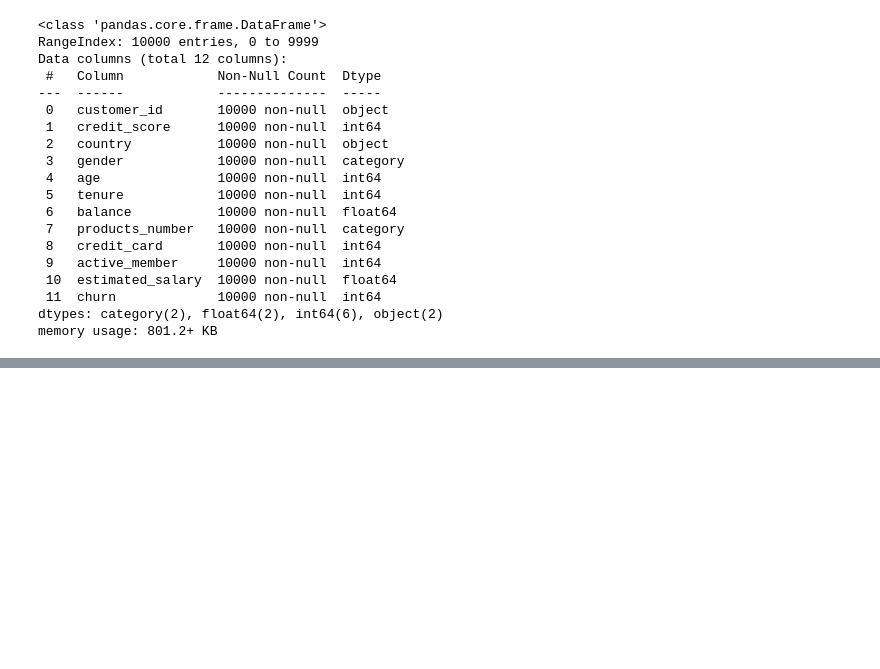
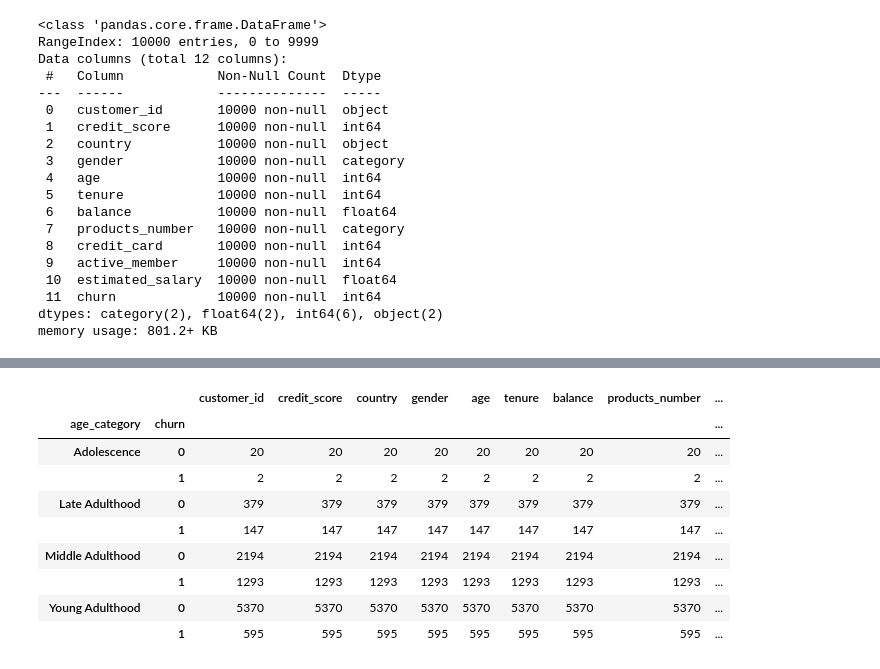
Before and after one commit to bakasheddy/RetainMe-Predicting-Customer-Retention, a Jupyter notebook: Notebook.ipynb, the cells around one changed output, grey strips where cells are left out. Saved outputs shown, nothing was run; the diff lists cells and outputs as text; code cells hidden in the pictures; blank space fills up the shorter version.

```diff
--- a/Notebook.ipynb
+++ b/Notebook.ipynb
@@ -117,0 +148,13 @@ memory usage: 801.2+ KB
+# %%
+df.groupby(['age_category', 'churn']).count()
+# %% [output]
+|  |  | customer_id | credit_score | country | gender | age | tenure | balance | products_number | ... |
+| age_category | churn |  |  |  |  |  |  |  |  | ... |
+| Adolescence | 0 | 20 | 20 | 20 | 20 | 20 | 20 | 20 | 20 | ... |
+|  | 1 | 2 | 2 | 2 | 2 | 2 | 2 | 2 | 2 | ... |
+| Late Adulthood | 0 | 379 | 379 | 379 | 379 | 379 | 379 | 379 | 379 | ... |
+|  | 1 | 147 | 147 | 147 | 147 | 147 | 147 | 147 | 147 | ... |
+| Middle Adulthood | 0 | 2194 | 2194 | 2194 | 2194 | 2194 | 2194 | 2194 | 2194 | ... |
+|  | 1 | 1293 | 1293 | 1293 | 1293 | 1293 | 1293 | 1293 | 1293 | ... |
+| Young Adulthood | 0 | 5370 | 5370 | 5370 | 5370 | 5370 | 5370 | 5370 | 5370 | ... |
+|  | 1 | 595 | 595 | 595 | 595 | 595 | 595 | 595 | 595 | ... |
```
Also changed, not shown: parts of 5 cells of this notebook.
